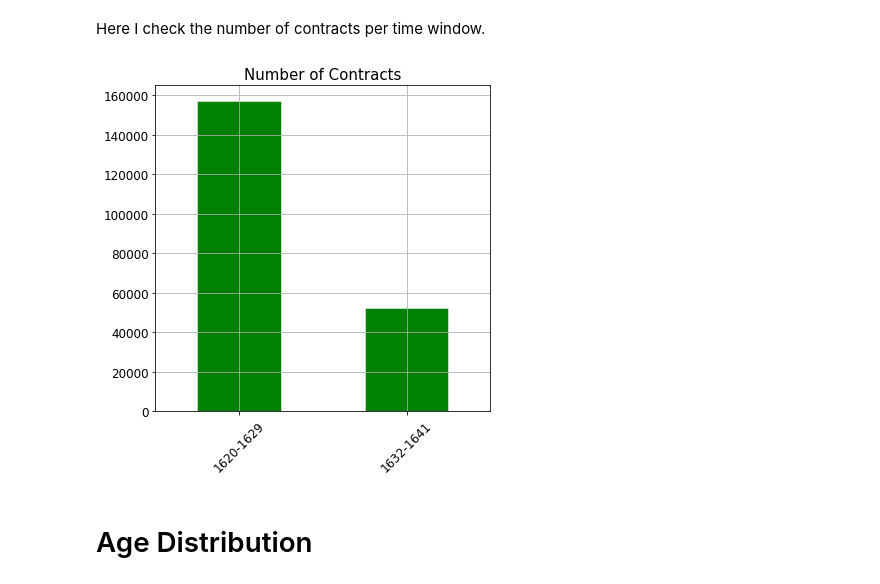
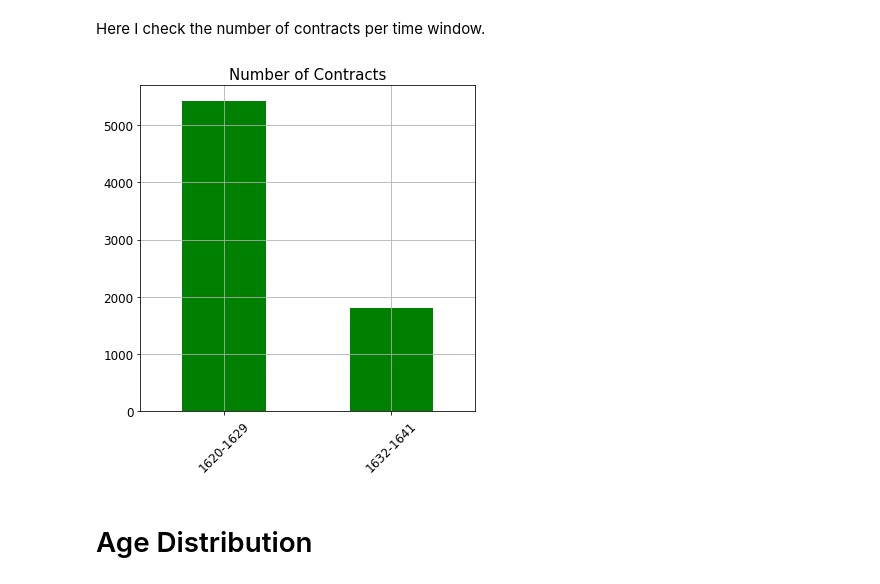
Before and after one commit to AlricRahl/Garzoni-Dataset-Exploration, a Jupyter notebook: src/5. Analyzing the Affects of Plague.ipynb, the cells around one changed output. Drawn from its saved outputs; the diff is of its cells as text; code cells hidden in the pictures.

```diff
--- a/src/5. Analyzing the Affects of Plague.ipynb
+++ b/src/5. Analyzing the Affects of Plague.ipynb
@@ -20,18 +20,18 @@ provenance_sector_profession = the_table[["Apprentice Province", "Apprentice Pro
 Here I check the number of contracts per time window.
 # %%
 # Create a data frame of size
-sizes = pd.DataFrame([[pre_plague.size], [post_plague.size]],
+sizes = pd.DataFrame([[len(pre_plague)], [len(post_plague)]],
                      columns=["Number of Contracts"],
                      index=["1620-1629", "1632-1641"])
 
 # Plot
 fig, ax = plt.subplots(figsize=(6,6))
 ax.set_title("Number of Contracts", fontsize=15)
 sizes.plot(kind="bar", ax=ax, rot = 45, grid = True,
            fontsize=12, legend = False, color="green")
 plt.show()
 # %% [output]
-[figure, old version]
+[figure, new version]
 # %% [markdown]
 # Age Distribution #
 # %% [markdown]
```
Also changed, not shown: parts of 2 cells of this notebook.
